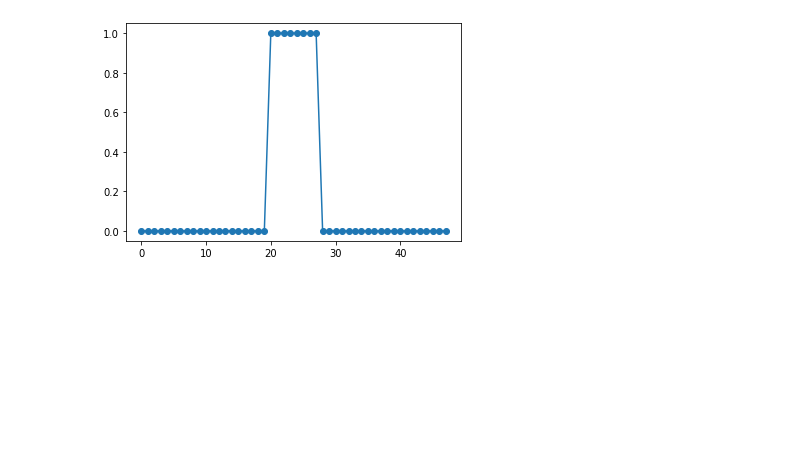
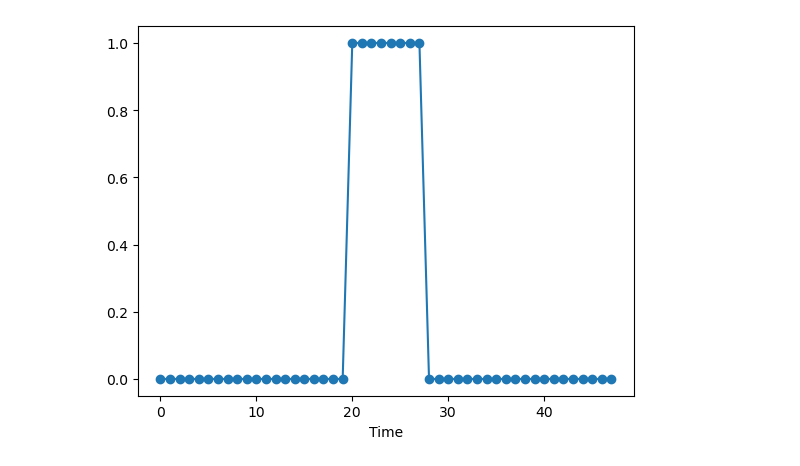
Before and after one commit to bricaud/Imageprocessingcourse_demos, a Jupyter notebook: demoFourier.ipynb, the cells around one changed output. Drawn from its saved outputs; the diff is of its cells as text; code cells hidden in the pictures; blank space fills up the shorter version.

```diff
--- a/demoFourier.ipynb
+++ b/demoFourier.ipynb
@@ -35,8 +46,9 @@ fp[padding:flen+padding] = f
 Fp = np.fft.fft(fp)
 # %%
 plt.plot(fp,'-o')
+plt.xlabel('Time')
 plt.show()
 # %% [output]
-[figure, old version]
+[figure, new version]
 # %%
 plt.plot(np.abs(Fp),'-o')
```
Also changed, not shown: parts of 11 cells of this notebook.
